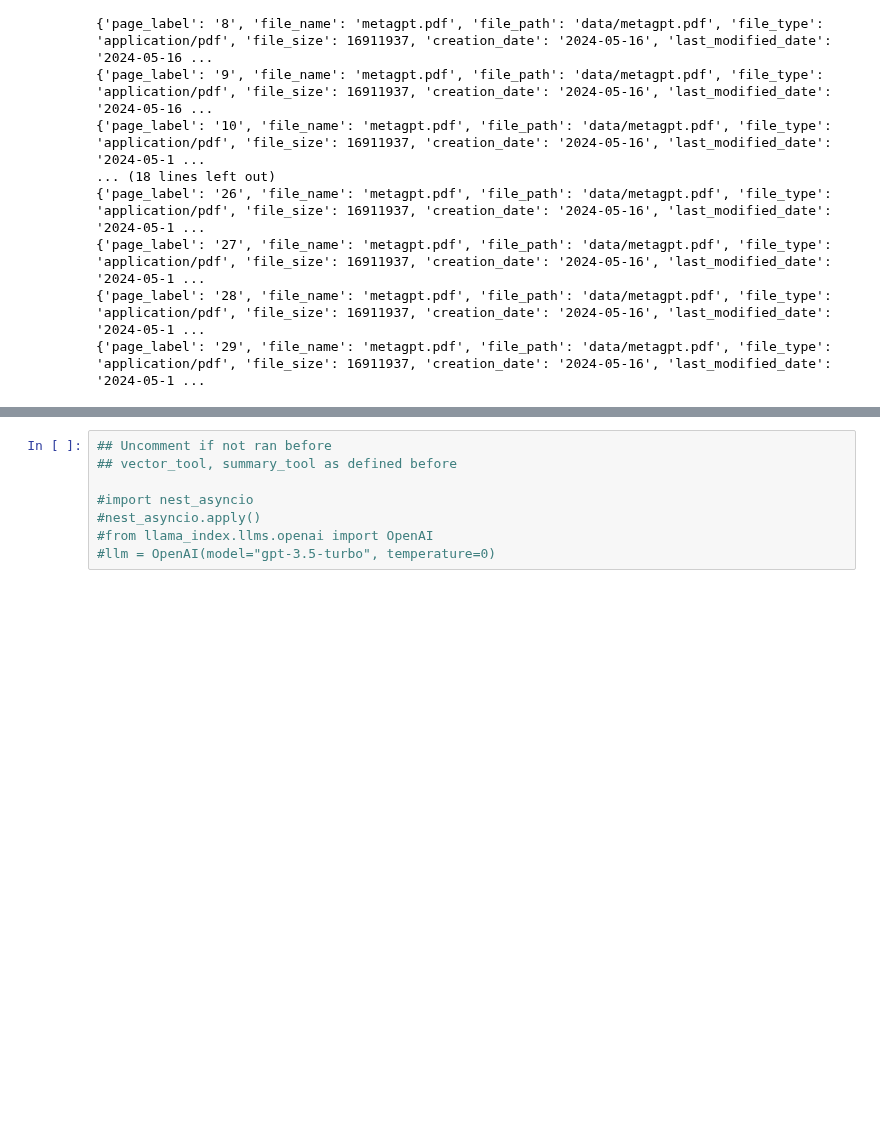
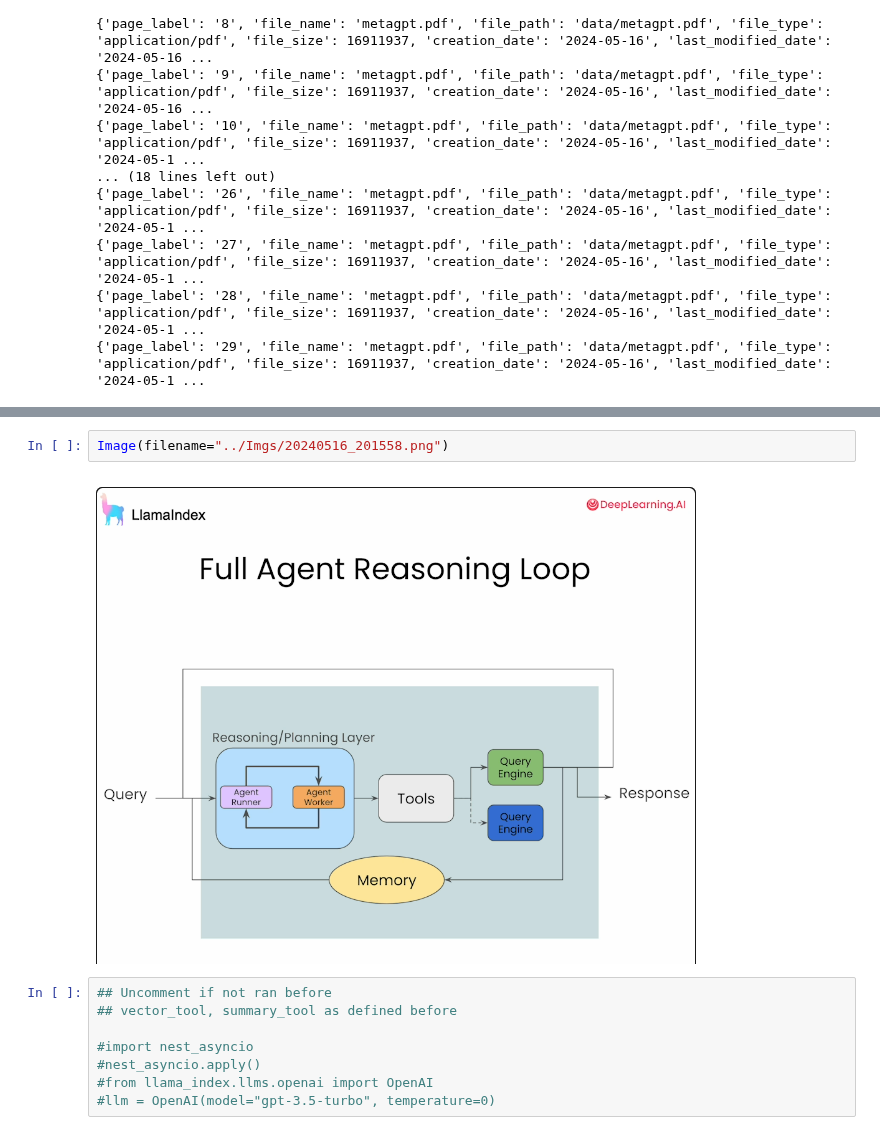
Before and after one commit to rsouza/GenAI4Humanists, a Jupyter notebook: Notebooks/11-Agents_LLamaIndex.ipynb, the cells around one changed output, grey strips where cells are left out. Saved outputs shown, nothing was run; the diff lists cells and outputs as text; blank space fills up the shorter version.

```diff
--- a/Notebooks/11-Agents_LLamaIndex.ipynb
+++ b/Notebooks/11-Agents_LLamaIndex.ipynb
@@ -475,3 +482,7 @@ for n in response.source_nodes:
+# %%
+Image(filename="../Imgs/20240516_201558.png")
+# %% [output]
+[figure, added]
 # %%
 ## Uncomment if not ran before
 ## vector_tool, summary_tool as defined before
```
Also changed, not shown: parts of 57 cells of this notebook.
